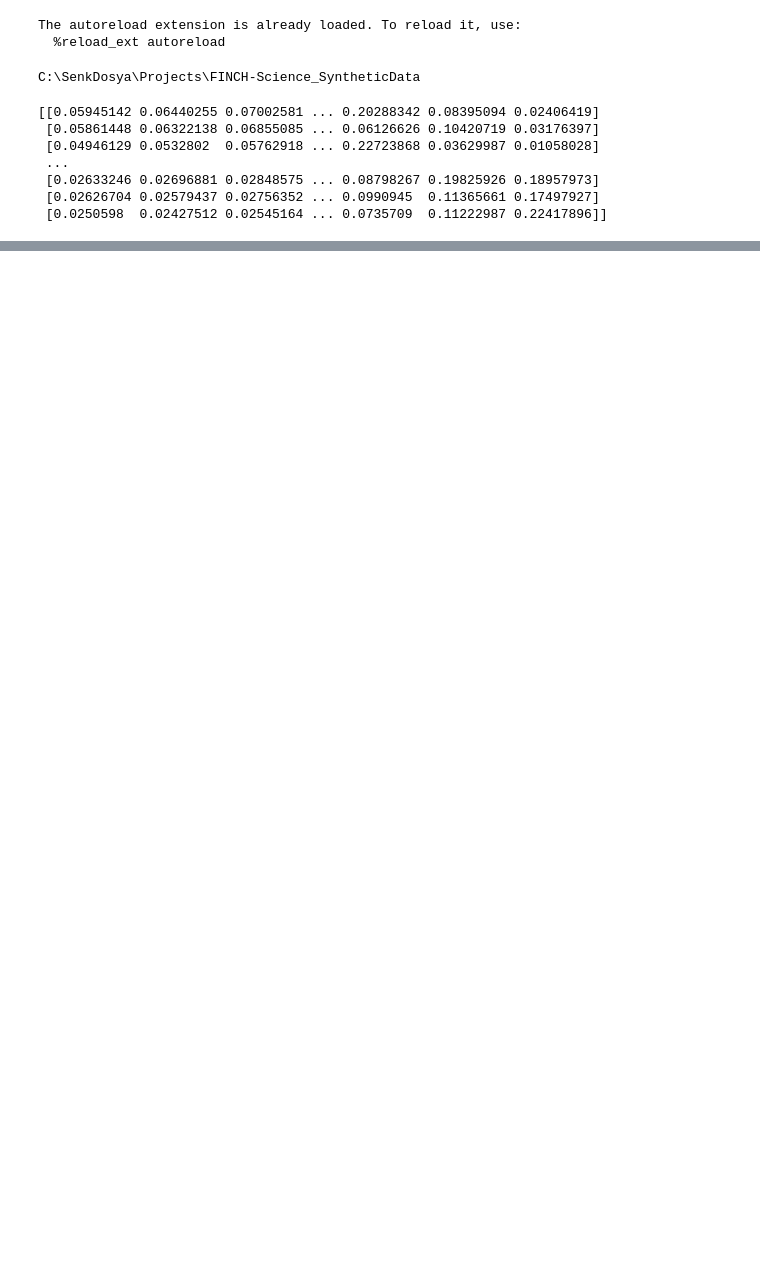
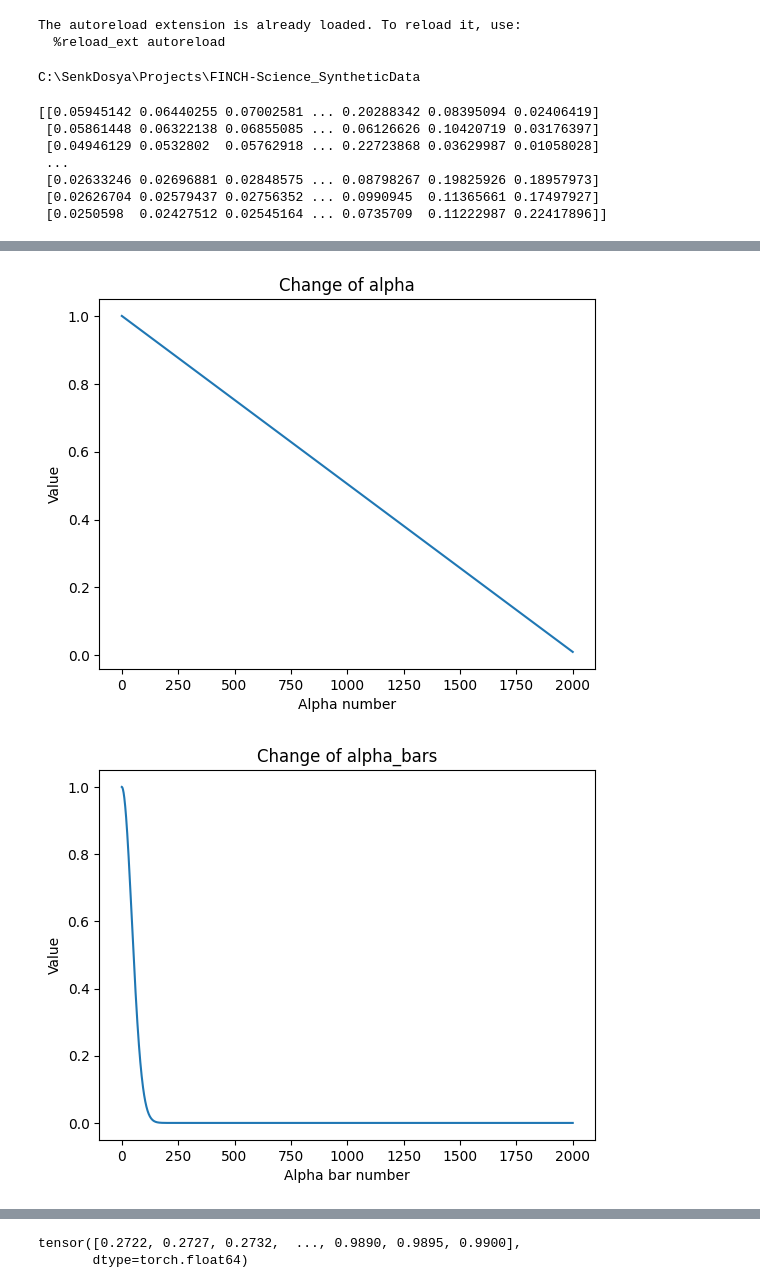
Before and after one commit to kieranphu-svg/FINCH-Science_SyntheticData, a Jupyter notebook: defs/diffusion/helper/noising/test.ipynb, the cells around one changed output, grey strips where cells are left out. Drawn from its saved outputs; the diff is of its cells as text; code cells hidden in the pictures; blank space fills up the shorter version.

```diff
--- a/defs/diffusion/helper/noising/test.ipynb
+++ b/defs/diffusion/helper/noising/test.ipynb
@@ -168,0 +169,63 @@ plt.show()
+# %%
+Lin = LinearSchedule(T, 1, 0.01)
+
+trial_spectrum = torch.tensor(data[0,])
+
+t=10
+time_tens = torch.tensor([t])
+
+x_t = Lin.add_noise(trial_spectrum, t=time_tens)
+
+# Everything works
+
+# Will try plotting the alpha_bars but for sqrt
+
+
+alpha_bars_lin = Lin.alpha_bars
+
+alpha_lin = 31*torch.ones_like(alpha_bars_lin)
+for i in range(0, T+1):
+    time_tens = torch.tensor([i])
+    alpha_lin[i] = Lin.alpha_t(time_tens)
+
+beta_lin = 31*torch.ones_like(alpha_bars_lin)
+for i in range(0, T+1):
+    time_tens = torch.tensor([i])
+    beta_lin[i] = Lin.beta_t(time_tens)
+
+beta_tilda_lin = 31*torch.ones_like(alpha_bars_lin)
+for i in range(0, T+1):
+    time_tens = torch.tensor([i])
+    beta_tilda_lin[i] = Lin.beta_tilda_t(time_tens)
+
+ranges=np.arange(0,T+1, 1)
+
+plt.plot(ranges, alpha_lin)
+plt.xlabel("Alpha number")
+plt.ylabel("Value")
+plt.title("Change of alpha")
+plt.show()
+
+plt.plot(ranges, alpha_bars_lin)
+plt.xlabel("Alpha bar number")
+plt.ylabel("Value")
+plt.title("Change of alpha_bars")
+plt.show()
+
+plt.plot(ranges, beta_lin)
+plt.xlabel("beta number")
+plt.ylabel("Value")
+plt.title("Change of beta")
+plt.show()
+
+plt.plot(ranges, beta_tilda_lin)
+plt.xlabel("beta_tilda number")
+plt.ylabel("Value")
+plt.title("Change of beta_tildae")
+plt.show()
+
+
+print(beta_lin[550:])
+# %% [output]
+[figure, added]
+[figure, added]
@@ -168,0 +234,2 @@ plt.show()
+tensor([0.2722, 0.2727, 0.2732,  ..., 0.9890, 0.9895, 0.9900],
+       dtype=torch.float64)
```
Also changed, not shown: parts of 8 cells of this notebook, 2 other files.
